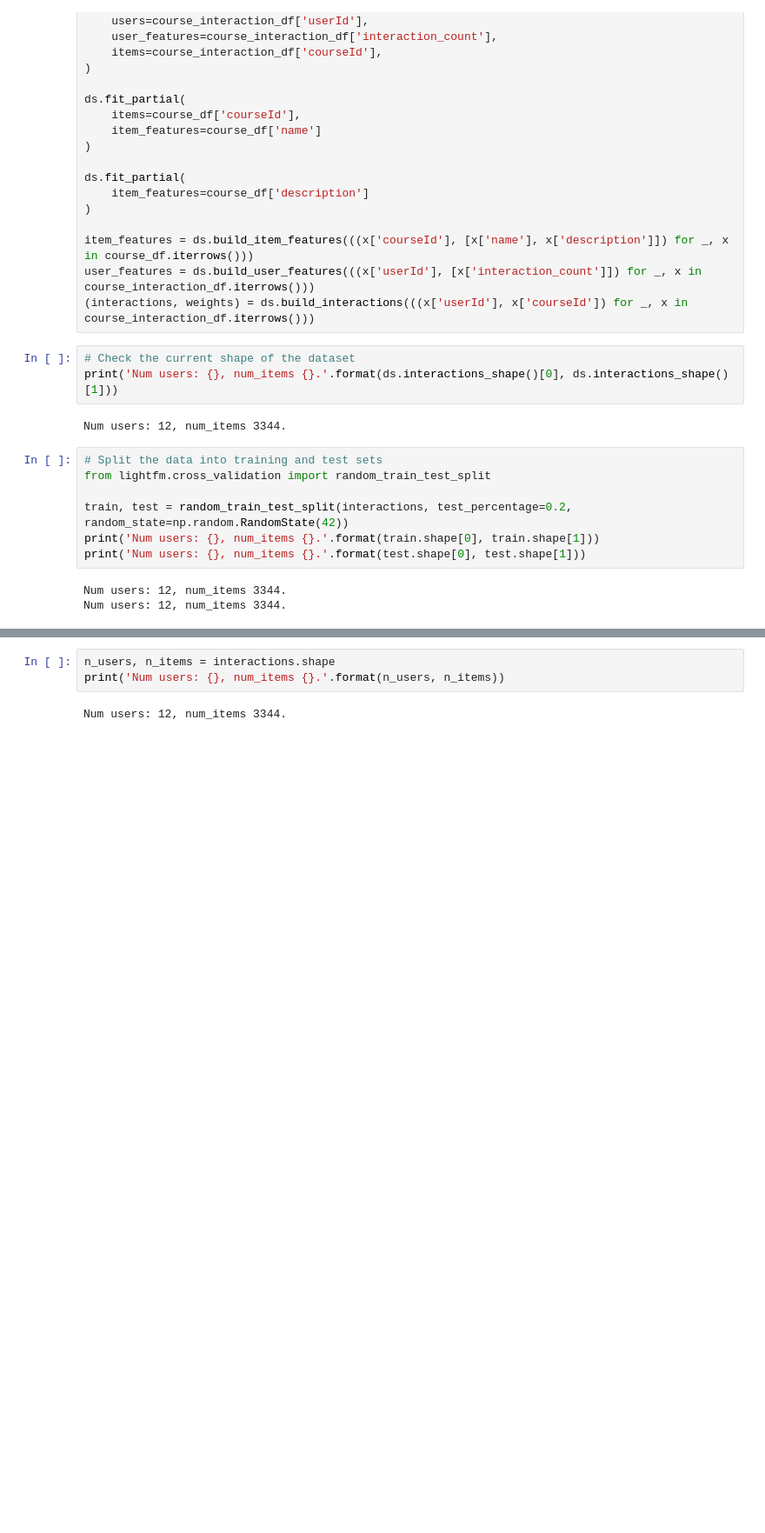
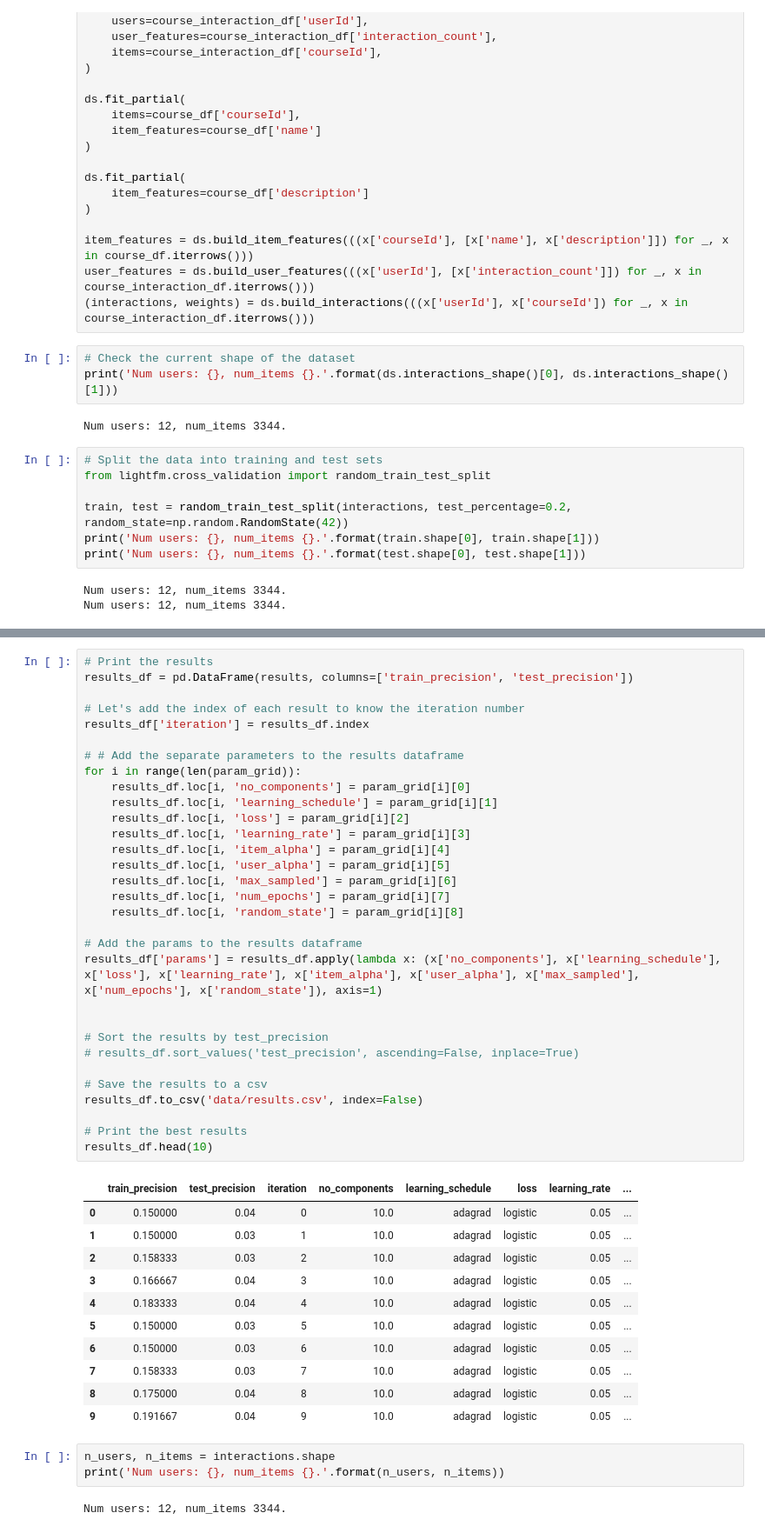
Before and after one commit to Pipaolo/cs-thesis-writing, a Jupyter notebook: course-platform/engine/recommendations-engine-lfm.ipynb, the cells around one changed output, grey strips where cells are left out. Shown: that part at 87% size. Cells and saved outputs as stored; diff of their text form; blank space fills up the shorter version.

```diff
--- a/course-platform/engine/recommendations-engine-lfm.ipynb
+++ b/course-platform/engine/recommendations-engine-lfm.ipynb
@@ -135,5 +123,48 @@ def test_model(params):
 # %% [output]
 125000
+# %%
+# Print the results
+results_df = pd.DataFrame(results, columns=['train_precision', 'test_precision'])
+
+# Let's add the index of each result to know the iteration number
+results_df['iteration'] = results_df.index
+
+# # Add the separate parameters to the results dataframe
+for i in range(len(param_grid)):
+    results_df.loc[i, 'no_components'] = param_grid[i][0]
+    results_df.loc[i, 'learning_schedule'] = param_grid[i][1]
+    results_df.loc[i, 'loss'] = param_grid[i][2]
+    results_df.loc[i, 'learning_rate'] = param_grid[i][3]
+    results_df.loc[i, 'item_alpha'] = param_grid[i][4]
+    results_df.loc[i, 'user_alpha'] = param_grid[i][5]
+    results_df.loc[i, 'max_sampled'] = param_grid[i][6]
+    results_df.loc[i, 'num_epochs'] = param_grid[i][7]
+    results_df.loc[i, 'random_state'] = param_grid[i][8]
+
+# Add the params to the results dataframe
+results_df['params'] = results_df.apply(lambda x: (x['no_components'], x['learning_schedule'], x['loss'], x['learning_rate'], x['item_alpha'], x['user_alpha'], x['max_sampled'], x['num_epochs'], x['random_state']), axis=1)
+
+
+# Sort the results by test_precision
+# results_df.sort_values('test_precision', ascending=False, inplace=True)
+
+# Save the results to a csv
+results_df.to_csv('data/results.csv', index=False)
+
+# Print the best results
+results_df.head(10)
+# %% [output]
+|  | train_precision | test_precision | iteration | no_components | learning_schedule | loss | learning_rate | ... |
+| 0 | 0.150000 | 0.04 | 0 | 10.0 | adagrad | logistic | 0.05 | ... |
+| 1 | 0.150000 | 0.03 | 1 | 10.0 | adagrad | logistic | 0.05 | ... |
+| 2 | 0.158333 | 0.03 | 2 | 10.0 | adagrad | logistic | 0.05 | ... |
+| 3 | 0.166667 | 0.04 | 3 | 10.0 | adagrad | logistic | 0.05 | ... |
+| 4 | 0.183333 | 0.04 | 4 | 10.0 | adagrad | logistic | 0.05 | ... |
+| 5 | 0.150000 | 0.03 | 5 | 10.0 | adagrad | logistic | 0.05 | ... |
+| 6 | 0.150000 | 0.03 | 6 | 10.0 | adagrad | logistic | 0.05 | ... |
+| 7 | 0.158333 | 0.03 | 7 | 10.0 | adagrad | logistic | 0.05 | ... |
+| 8 | 0.175000 | 0.04 | 8 | 10.0 | adagrad | logistic | 0.05 | ... |
+| 9 | 0.191667 | 0.04 | 9 | 10.0 | adagrad | logistic | 0.05 | ... |
 # %%
 n_users, n_items = interactions.shape
 print('Num users: {}, num_items {}.'.format(n_users, n_items))
```
Also changed, not shown: parts of 5 cells of this notebook.
